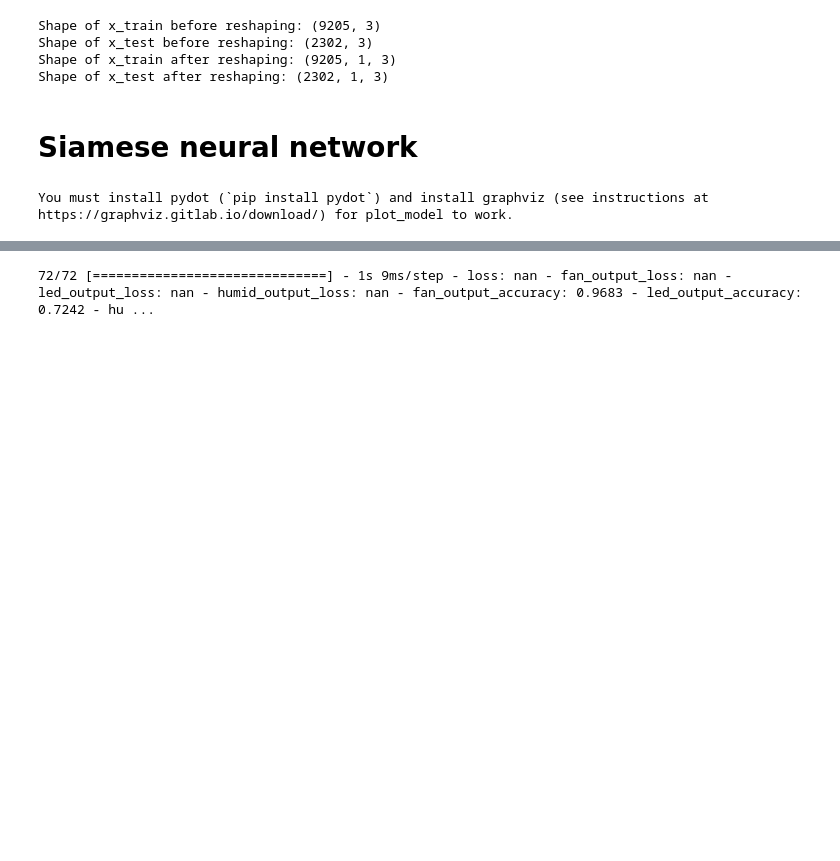
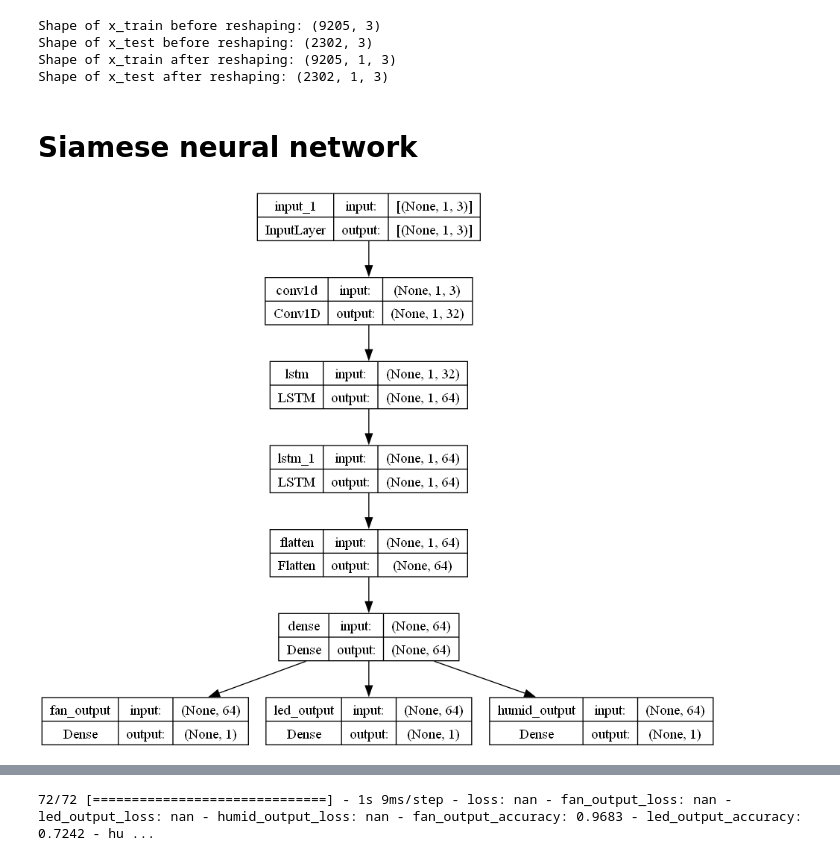
Before and after one commit to bintangx1902/hybrid-model, a Jupyter notebook: trial-time-series.ipynb, the cells around one changed output, grey strips where cells are left out. Drawn from its saved outputs; the diff is of its cells as text; code cells hidden in the pictures; blank space fills up the shorter version.

Commit message:
show model plot

```diff
--- a/trial-time-series.ipynb
+++ b/trial-time-series.ipynb
@@ -116,7 +116,7 @@ Shape of x_test after reshaping: (2302, 1, 3)
 # %%
 inputs = Input(shape=(x_train.shape[1], x_train.shape[2]))
 bc = tf.keras.losses.BinaryCrossentropy()
-opt = tf.keras.optimizers.Adam(learning_rate=.0001)
+opt = tf.keras.optimizers.SGD(learning_rate=.0001, momentum=.9)
 # %% [markdown]
 # Siamese neural network
 # %%
@@ -150,9 +150,9 @@ model.compile(
     }
 )
 # %%
-tf.keras.utils.plot_model(model)
+tf.keras.utils.plot_model(model, show_shapes=True)
 # %% [output]
-You must install pydot (`pip install pydot`) and install graphviz (see instructions at https://graphviz.gitlab.io/download/) for plot_model to work.
+[figure, added]
 # %%
 H = model.fit(
     x=x_train,
```
Also changed, not shown: parts of 2 cells of this notebook, 1 other file.
